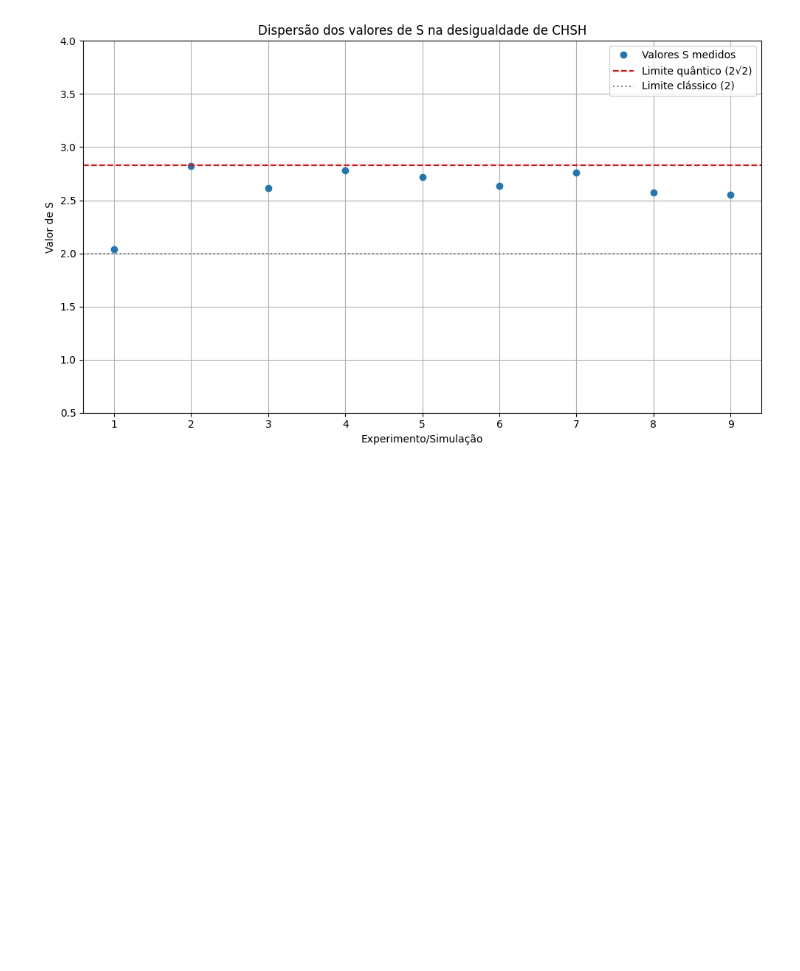
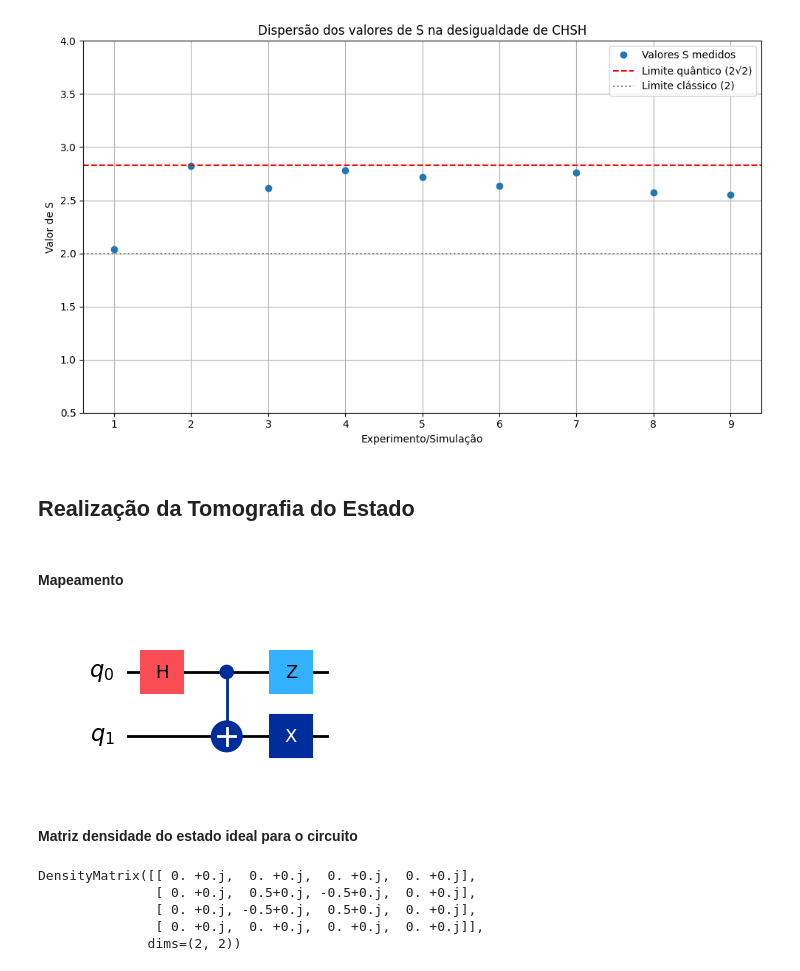
Before and after one commit to theianreis/Computa-o_qu-ntica, a Jupyter notebook: main/code/Algoritmos/Desigualdade_de_bell.ipynb/Primeiro_EME/Primeiro_EME-Desigualdade_de_Bell_(Sem Ruído).ipynb, the cells around one changed output. Cells and saved outputs as stored; diff of their text form; code cells hidden in the pictures; blank space fills up the shorter version.

Commit message:
Tomografia

```diff
--- a/main/code/Algoritmos/Desigualdade_de_bell.ipynb/Primeiro_EME/Primeiro_EME-Desigualdade_de_Bell_(Sem Ruído).ipynb
+++ b/main/code/Algoritmos/Desigualdade_de_bell.ipynb/Primeiro_EME/Primeiro_EME-Desigualdade_de_Bell_(Sem Ruído).ipynb
@@ -624,3 +624,17 @@ plt.tight_layout()
 plt.show()
 # %% [output]
 [figure]
+# %% [markdown]
+## Realização da Tomografia do Estado
+# %% [markdown]
+#### Mapeamento
+# %%
+qc = QuantumCircuit(2)
+qc.h(0)
+qc.cx(0, 1)
+qc.x(1)
+qc.z(0)
+
+qc.draw("mpl")
+# %% [output]
+[figure, added]
@@ -626,0 +646,12 @@ plt.show()
+# %% [markdown]
+#### Matriz densidade do estado ideal para o circuito
+# %%
+qc_sv = Statevector.from_label('00').evolve(qc)
+Estado_bell_ideal = DensityMatrix(qc)
+print(Estado_bell_ideal)
+# %% [output]
+DensityMatrix([[ 0. +0.j,  0. +0.j,  0. +0.j,  0. +0.j],
+               [ 0. +0.j,  0.5+0.j, -0.5+0.j,  0. +0.j],
+               [ 0. +0.j, -0.5+0.j,  0.5+0.j,  0. +0.j],
+               [ 0. +0.j,  0. +0.j,  0. +0.j,  0. +0.j]],
+              dims=(2, 2))
```
Also changed, not shown: parts of 5 cells of this notebook, 2 other files.
